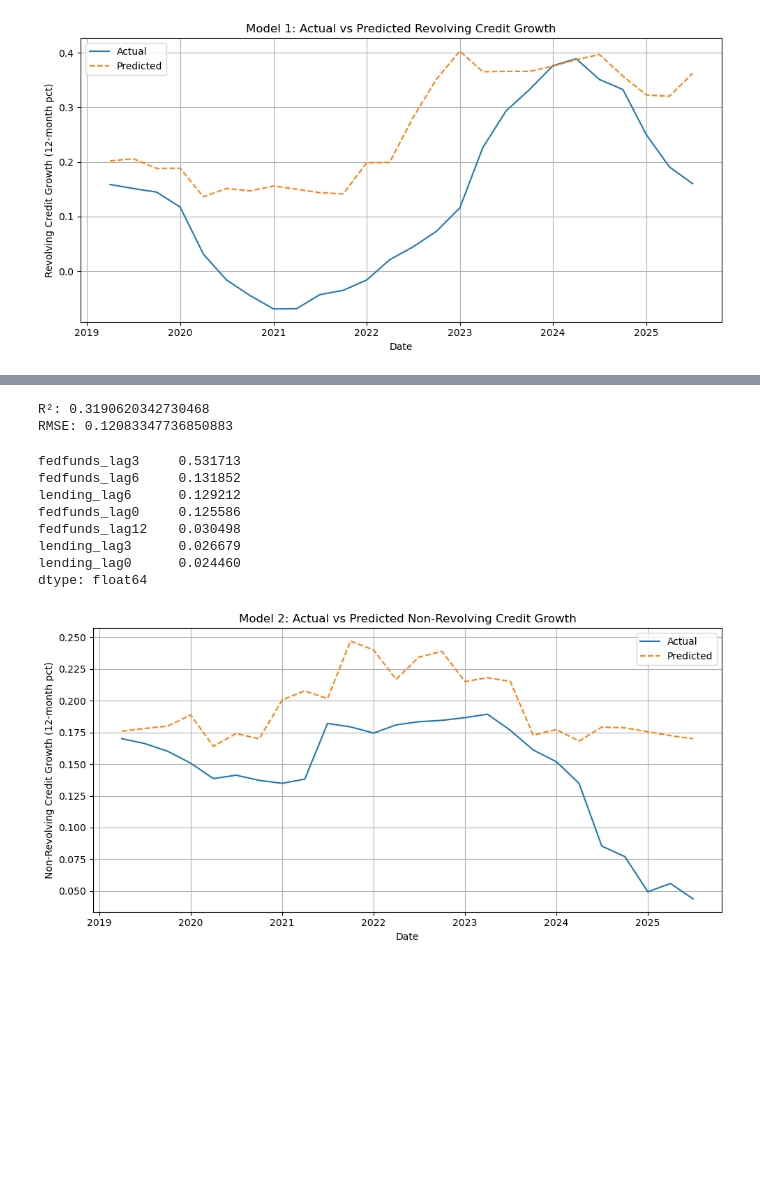
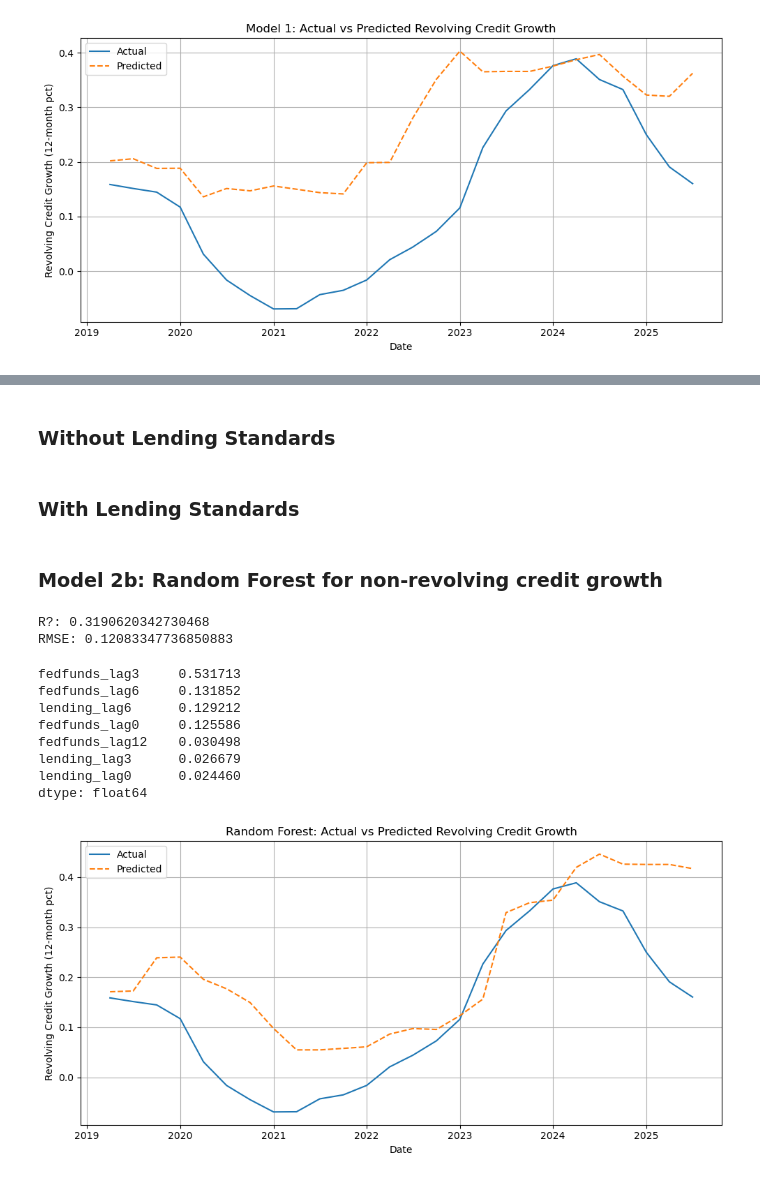
Before and after one commit to c-jimmy1/Data-Science, a Jupyter notebook: assign3/src/assign3.ipynb, the cells around one changed output, grey strips where cells are left out. Cells and saved outputs as stored; diff of their text form; code cells hidden in the pictures; blank space fills up the shorter version.

```diff
--- a/assign3/src/assign3.ipynb
+++ b/assign3/src/assign3.ipynb
@@ -254,4 +261,10 @@ plt.show()
 Question: Is non-revolving credit less sensitive to rate changes?
+# %% [markdown]
+### Without Lending Standards
+# %% [markdown]
+### With Lending Standards
+# %% [markdown]
+### Model 2b: Random Forest for non-revolving credit growth
 # %%
 X1 = df_model[features_m1]
 y1 = df_model["revolving_growth_12m"]
@@ -268,13 +281,13 @@ rf_model = RandomForestRegressor(
 
 y1_pred_rf = rf_model.predict(X1_test)
 
-print("R²:", r2_score(y1_test, y1_pred_rf))
+print("R?:", r2_score(y1_test, y1_pred_rf))
 print("RMSE:", np.sqrt(mean_squared_error(y1_test, y1_pred_rf)))
 
 importances = pd.Series(rf_model.feature_importances_, index=features_m1)
 display(importances.sort_values(ascending=False))
 # %% [output]
-R²: 0.3190620342730468
+R?: 0.3190620342730468
 RMSE: 0.12083347736850883
 fedfunds_lag3     0.531713
 fedfunds_lag6     0.131852
@@ -284,16 +297,16 @@ fedfunds_lag12    0.030498
 lending_lag3      0.026679
 lending_lag0      0.024460
 dtype: float64
-# %%
-plt.figure(figsize=(10,5))
-plt.plot(y2_test.index, y2_test, label="Actual", linewidth=1.5)
-plt.plot(y2_test.index, y2_pred, label="Predicted", linestyle="--", linewidth=1.5)
-plt.xlabel("Date")
-plt.ylabel("Non-Revolving Credit Growth (12-month pct)")
-plt.title("Model 2: Actual vs Predicted Non-Revolving Credit Growth")
-plt.legend()
-plt.grid(True)
-plt.tight_layout()
-plt.show()
-# %% [output]
-[figure, removed]
+# %%
+plt.figure(figsize=(10,5))
+plt.plot(y1_test.index, y1_test, label="Actual", linewidth=1.5)
+plt.plot(y1_test.index, y1_pred_rf, label="Predicted", linestyle="--", linewidth=1.5)
+plt.xlabel("Date")
+plt.ylabel("Revolving Credit Growth (12-month pct)")
+plt.title("Random Forest: Actual vs Predicted Revolving Credit Growth")
+plt.legend()
+plt.grid(True)
+plt.tight_layout()
+plt.show()
+# %% [output]
+[figure, added]
```
Also changed, not shown: parts of 5 cells of this notebook.
